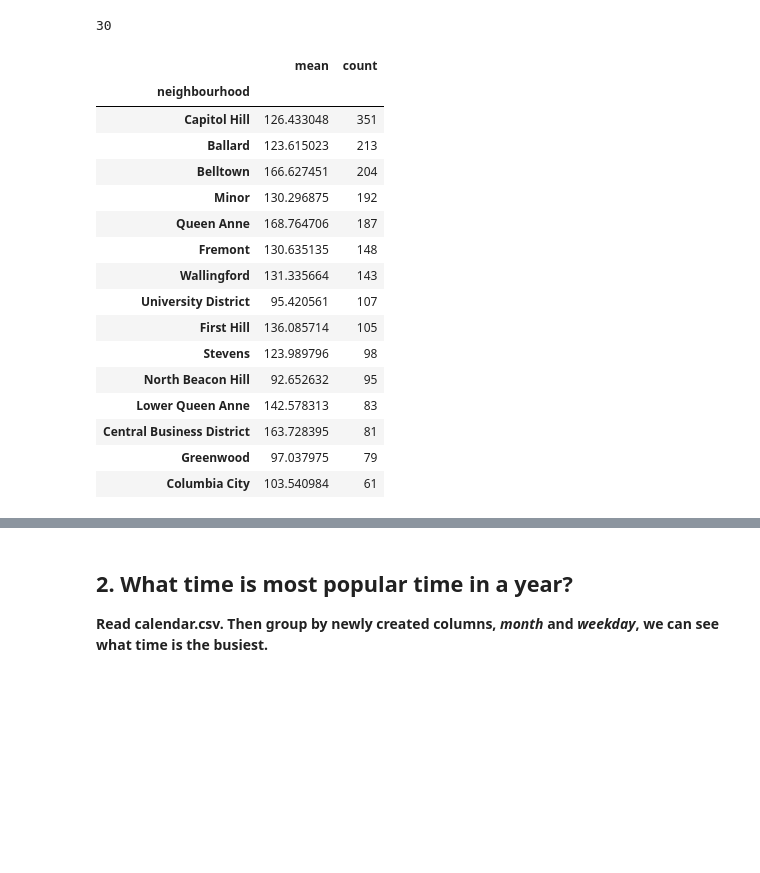
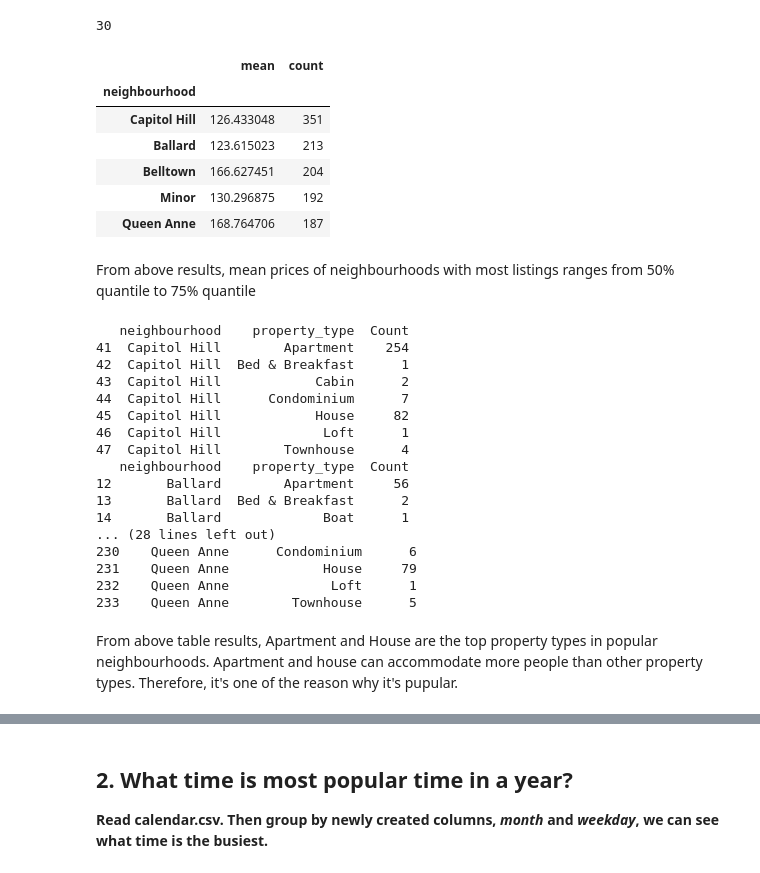
Before and after one commit to liberala425/AirBnb_Data_Analytics, a Jupyter notebook: code/AirBnb_Project1.ipynb, the cells around one changed output, grey strips where cells are left out. Cells and saved outputs as stored; diff of their text form; code cells hidden in the pictures; blank space fills up the shorter version.

Commit message:
Add more Markdown and analysis
Add more Markdown and analysis for popularity of neighborhoods.

```diff
--- a/code/AirBnb_Project1.ipynb
+++ b/code/AirBnb_Project1.ipynb
@@ -98,23 +98,43 @@ boston_listing.groupby('neighbourhood').ngroups
 # %% [output]
 30
 # %%
-#get the top 15 popular neighbourhoods in Seattle by the number of listings in different neighbourhood
-seattle_listing.groupby('neighbourhood')['price'].agg(['mean', 'count']).sort_values(by='count', ascending=False).head(15)
+#get the top 5 popular neighbourhoods in Seattle by the number of listings in different neighbourhood
+seattle_listing.groupby('neighbourhood')['price'].agg(['mean', 'count']).sort_values(by='count', ascending=False).head(5)
 # %% [output]
 |  | mean | count |
 | neighbourhood |  |  |
 | Capitol Hill | 126.433048 | 351 |
 | Ballard | 123.615023 | 213 |
 | Belltown | 166.627451 | 204 |
 | Minor | 130.296875 | 192 |
 | Queen Anne | 168.764706 | 187 |
-| Fremont | 130.635135 | 148 |
-| Wallingford | 131.335664 | 143 |
-| University District | 95.420561 | 107 |
-| First Hill | 136.085714 | 105 |
-| Stevens | 123.989796 | 98 |
-| North Beacon Hill | 92.652632 | 95 |
-| Lower Queen Anne | 142.578313 | 83 |
-| Central Business District | 163.728395 | 81 |
-| Greenwood | 97.037975 | 79 |
-| Columbia City | 103.540984 | 61 |
+# %% [markdown]
+From above results, mean prices of neighbourhoods with most listings ranges from 50% quantile to 75% quantile
+# %%
+# check property types of top 5 popluar neighbourhoods in Seattle
+seattle_neighbor_type = seattle_listing.groupby(['neighbourhood', 'property_type']).size().reset_index(name='Count')
+print(seattle_neighbor_type.loc[seattle_neighbor_type['neighbourhood']=='Capitol Hill',:])
+print(seattle_neighbor_type.loc[seattle_neighbor_type['neighbourhood']=='Ballard',:])
+print(seattle_neighbor_type.loc[seattle_neighbor_type['neighbourhood']=='Belltown',:])
+print(seattle_neighbor_type.loc[seattle_neighbor_type['neighbourhood']=='Minor',:])
+print(seattle_neighbor_type.loc[seattle_neighbor_type['neighbourhood']=='Queen Anne',:])
+# %% [output]
+   neighbourhood    property_type  Count
+41  Capitol Hill        Apartment    254
+42  Capitol Hill  Bed & Breakfast      1
+43  Capitol Hill            Cabin      2
+44  Capitol Hill      Condominium      7
+45  Capitol Hill            House     82
+46  Capitol Hill             Loft      1
+47  Capitol Hill        Townhouse      4
+   neighbourhood    property_type  Count
+12       Ballard        Apartment     56
+13       Ballard  Bed & Breakfast      2
+14       Ballard             Boat      1
+... (28 lines left out)
+230    Queen Anne      Condominium      6
+231    Queen Anne            House     79
+232    Queen Anne             Loft      1
+233    Queen Anne        Townhouse      5
+# %% [markdown]
+From above table results, Apartment and House are the top property types in popular neighbourhoods. Apartment and house can accommodate more people than other property types. Therefore, it's one of the reason why it's pupular.
```
Also changed, not shown: parts of 13 cells of this notebook.
